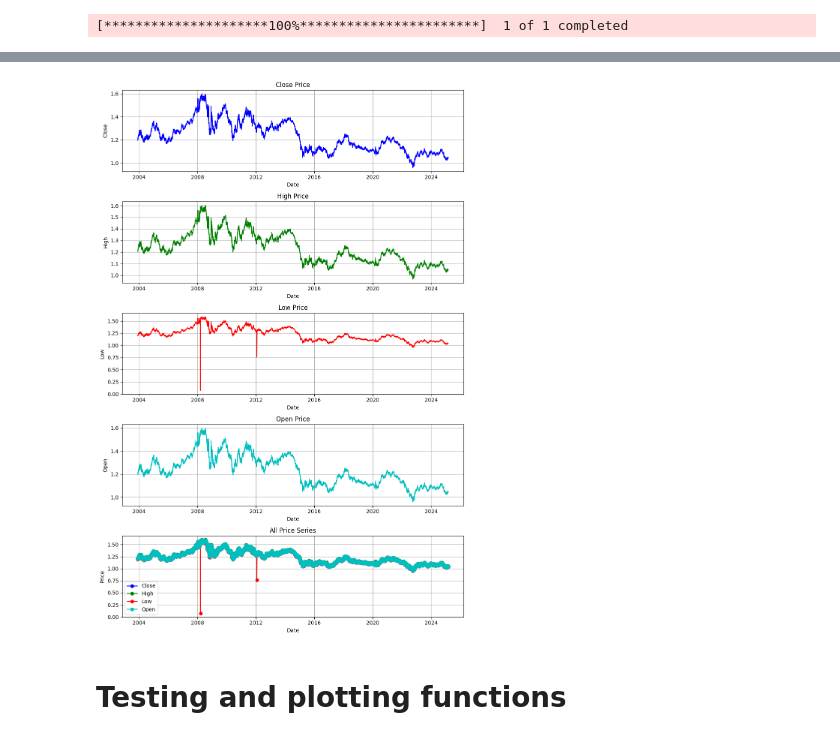
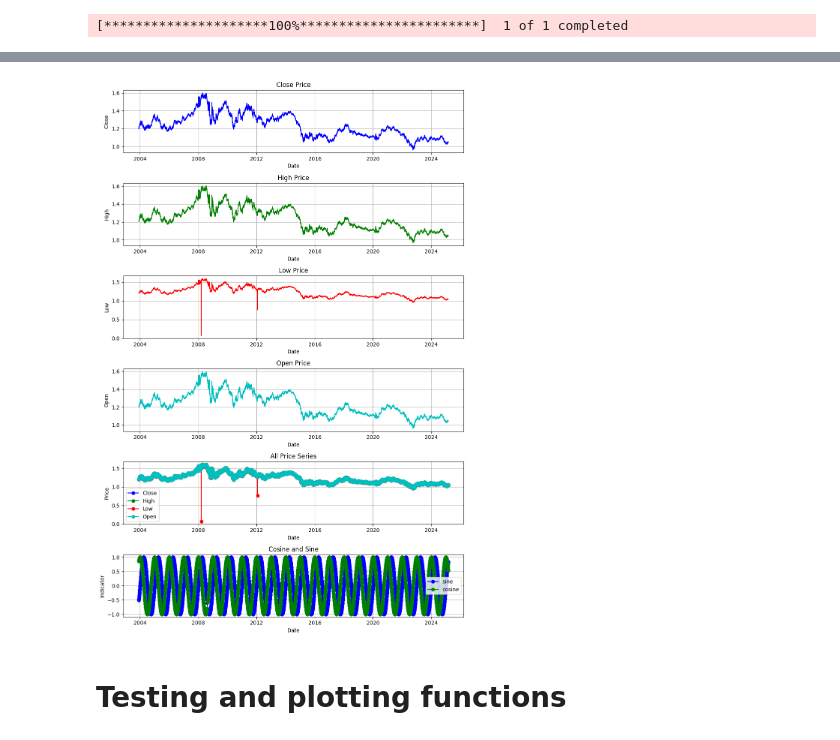
Before and after one commit to PierreJ45/QuantumEmbedding, a Jupyter notebook: lstm.ipynb, the cells around one changed output, grey strips where cells are left out. Drawn from its saved outputs; the diff is of its cells as text; code cells hidden in the pictures.

```diff
--- a/lstm.ipynb
+++ b/lstm.ipynb
@@ -33,6 +57,3 @@ df.columns = [col[0] for col in df.columns]
 df = df.reset_index()
 # %% [output]
 [*********************100%***********************]  1 of 1 completed
-# %%
-df = df[['Date', 'Open', 'High', 'Low', 'Close']] #just for lisibility
-df.head()
@@ -45,0 +60,13 @@ df.head()
+# %%
+df['Date'] = pd.to_datetime(df['Date'])
+
+ref_date = pd.to_datetime('2000-01-01')
+
+df['Date int'] = (df['Date'] - ref_date).dt.days
+
+w = 2*np.pi/365.25
+df['sine'] = np.sin(w*df['Date int'])
+df['cosine'] = np.cos(w*df['Date int'])
+
+df = df[['Date', 'Open', 'High', 'Low', 'Close','sine','cosine']] #just for lisibility
+df.head()
@@ -48,9 +82,7 @@ features = ['Open', 'High', 'Low', 'Close'] #open must be first
 target = 'Close'
 # %%
-df['Date'] = pd.to_datetime(df['Date'])
-
 # Create subplots
-fig, axs = plt.subplots(5, 1, figsize=(10, 15))
+fig, axs = plt.subplots(6, 1, figsize=(10, 15))
 
 # Plot each time series
 axs[0].plot(df['Date'], df['Close'], label='Close', color='b')
@@ -65,33 +97,41 @@ axs[1].set_xlabel('Date')
 axs[1].set_ylabel('High')
 axs[1].grid(True)
 
 axs[2].plot(df['Date'], df['Low'], label='Low', color='r')
 axs[2].set_title('Low Price')
 axs[2].set_xlabel('Date')
 axs[2].set_ylabel('Low')
 axs[2].grid(True)
 
 axs[3].plot(df['Date'], df['Open'], label='Open', color='c')
 axs[3].set_title('Open Price')
 axs[3].set_xlabel('Date')
 axs[3].set_ylabel('Open')
 axs[3].grid(True)
 
 # Plot the entire dataframe for reference
 axs[4].plot(df['Date'], df['Close'], label='Close', color='b', linestyle='-', marker='o')
 axs[4].plot(df['Date'], df['High'], label='High', color='g', linestyle='-', marker='o')
 axs[4].plot(df['Date'], df['Low'], label='Low', color='r', linestyle='-', marker='o')
 axs[4].plot(df['Date'], df['Open'], label='Open', color='c', linestyle='-', marker='o')
 axs[4].set_title('All Price Series')
 axs[4].set_xlabel('Date')
 axs[4].set_ylabel('Price')
 axs[4].legend()
 axs[4].grid(True)
 
+axs[5].plot(df['Date'], df['sine'], label='sine', color='b', linestyle='-', marker='o')
+axs[5].plot(df['Date'], df['cosine'], label='cosine', color='g', linestyle='-', marker='o')
+axs[5].set_title('Cosine and Sine')
+axs[5].set_xlabel('Date')
+axs[5].set_ylabel('Indicator')
+axs[5].legend()
+axs[5].grid(True)
+
 # Adjust the layout
 plt.tight_layout()
 plt.show()
 # %% [output]
-[figure, old version]
+[figure, new version]
 # %%
 full_dataframe_size = len(df)
```
Also changed, not shown: parts of 25 cells of this notebook, 1 other file.
